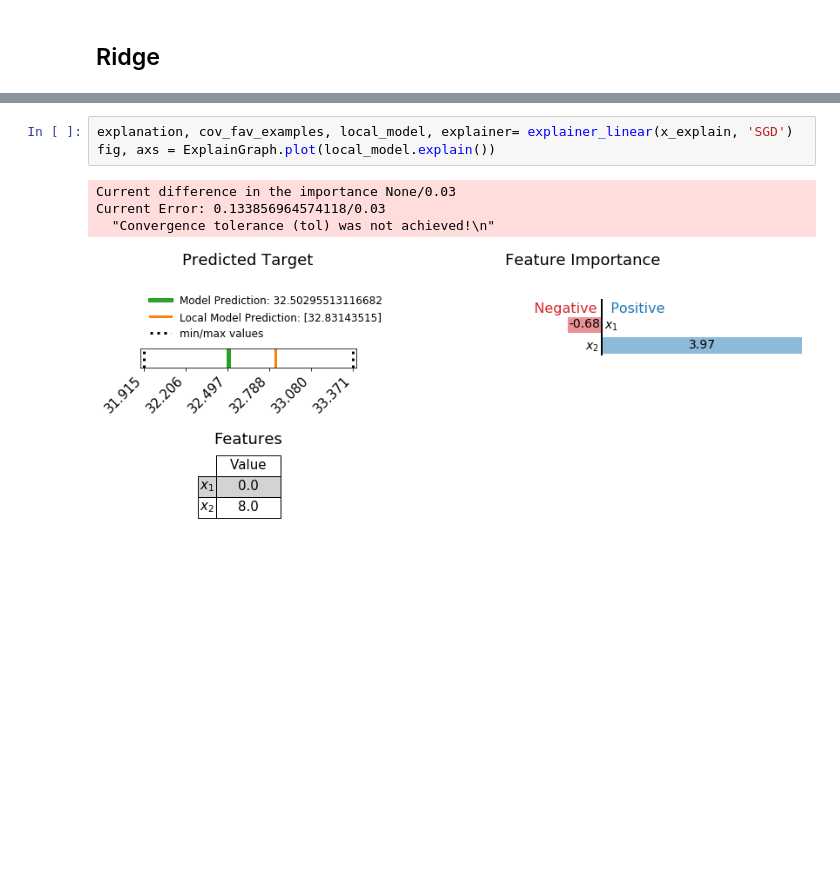
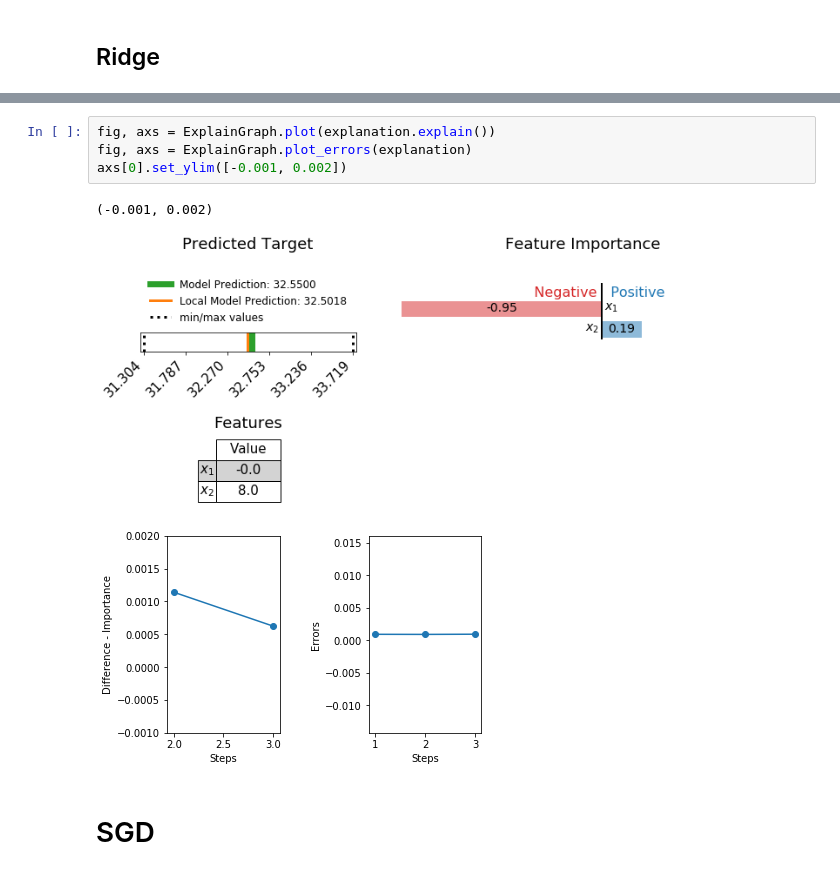
Before and after one commit to tiagobotari/melime, a Jupyter notebook: m-lime/experiments/ex_lime_tabular_regression_kde_spiral.ipynb, the cells around one changed output, grey strips where cells are left out. Drawn from its saved outputs; the diff is of its cells as text; blank space fills up the shorter version.

```diff
--- a/m-lime/experiments/ex_lime_tabular_regression_kde_spiral.ipynb
+++ b/m-lime/experiments/ex_lime_tabular_regression_kde_spiral.ipynb
@@ -211,8 +220,10 @@ fig, axs = ExplainGraph.plot(local_model.explain())
-# %%
-explanation, cov_fav_examples, local_model, explainer= explainer_linear(x_explain, 'SGD')
-fig, axs = ExplainGraph.plot(local_model.explain())
-# %% [output]
-Current difference in the importance None/0.03
-Current Error: 0.133856964574118/0.03
-  "Convergence tolerance (tol) was not achieved!\n"
-[figure, removed]
+# %%
+fig, axs = ExplainGraph.plot(explanation.explain())
+fig, axs = ExplainGraph.plot_errors(explanation)
+axs[0].set_ylim([-0.001, 0.002])
+# %% [output]
+(-0.001, 0.002)
+[figure, added]
+[figure, added]
+# %% [markdown]
+# SGD
```
Also changed, not shown: parts of 26 cells of this notebook, 2 other files.
